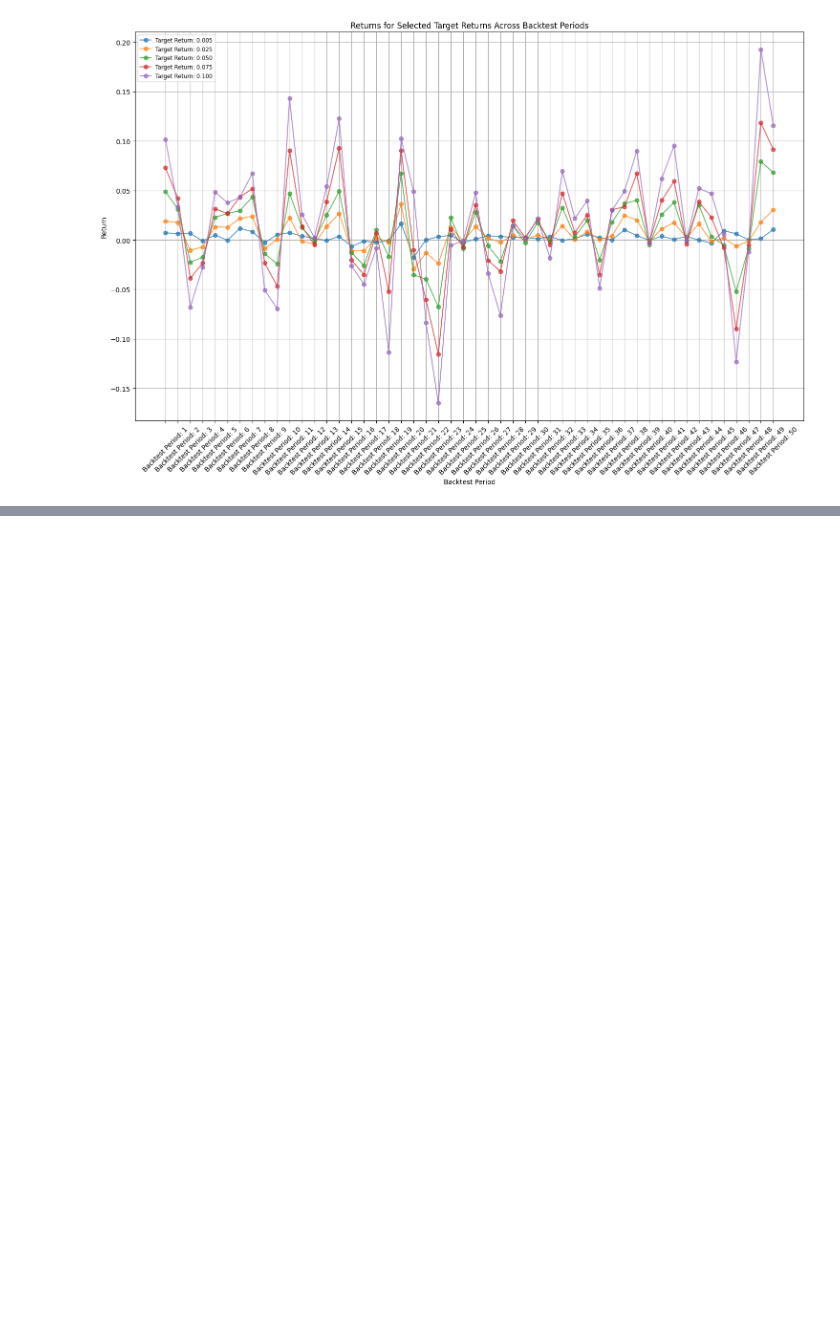
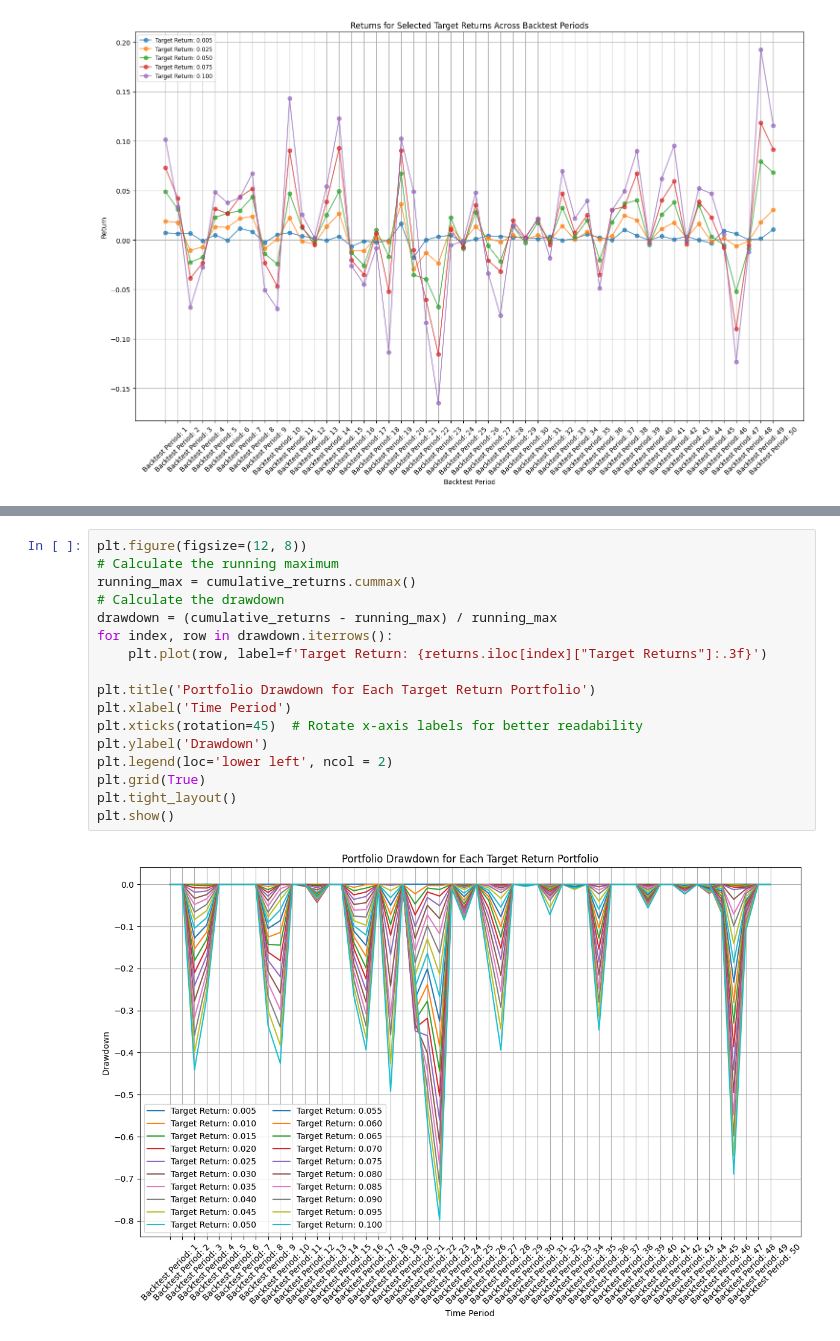
Before and after one commit to 97continuum/Portfolio_Optimizer_CPP, a Jupyter notebook: src/python/visualization.ipynb, the cells around one changed output, grey strips where cells are left out. Drawn from its saved outputs; the diff is of its cells as text; blank space fills up the shorter version.

```diff
--- a/src/python/visualization.ipynb
+++ b/src/python/visualization.ipynb
@@ -125,0 +165,19 @@ plt.show()
+# %%
+plt.figure(figsize=(12, 8))
+# Calculate the running maximum
+running_max = cumulative_returns.cummax()
+# Calculate the drawdown
+drawdown = (cumulative_returns - running_max) / running_max
+for index, row in drawdown.iterrows():
+    plt.plot(row, label=f'Target Return: {returns.iloc[index]["Target Returns"]:.3f}')
+
+plt.title('Portfolio Drawdown for Each Target Return Portfolio')
+plt.xlabel('Time Period')
+plt.xticks(rotation=45)  # Rotate x-axis labels for better readability
+plt.ylabel('Drawdown')
+plt.legend(loc='lower left', ncol = 2)
+plt.grid(True)
+plt.tight_layout()
+plt.show()
+# %% [output]
+[figure, added]
```
Also changed, not shown: parts of 2 cells of this notebook.
